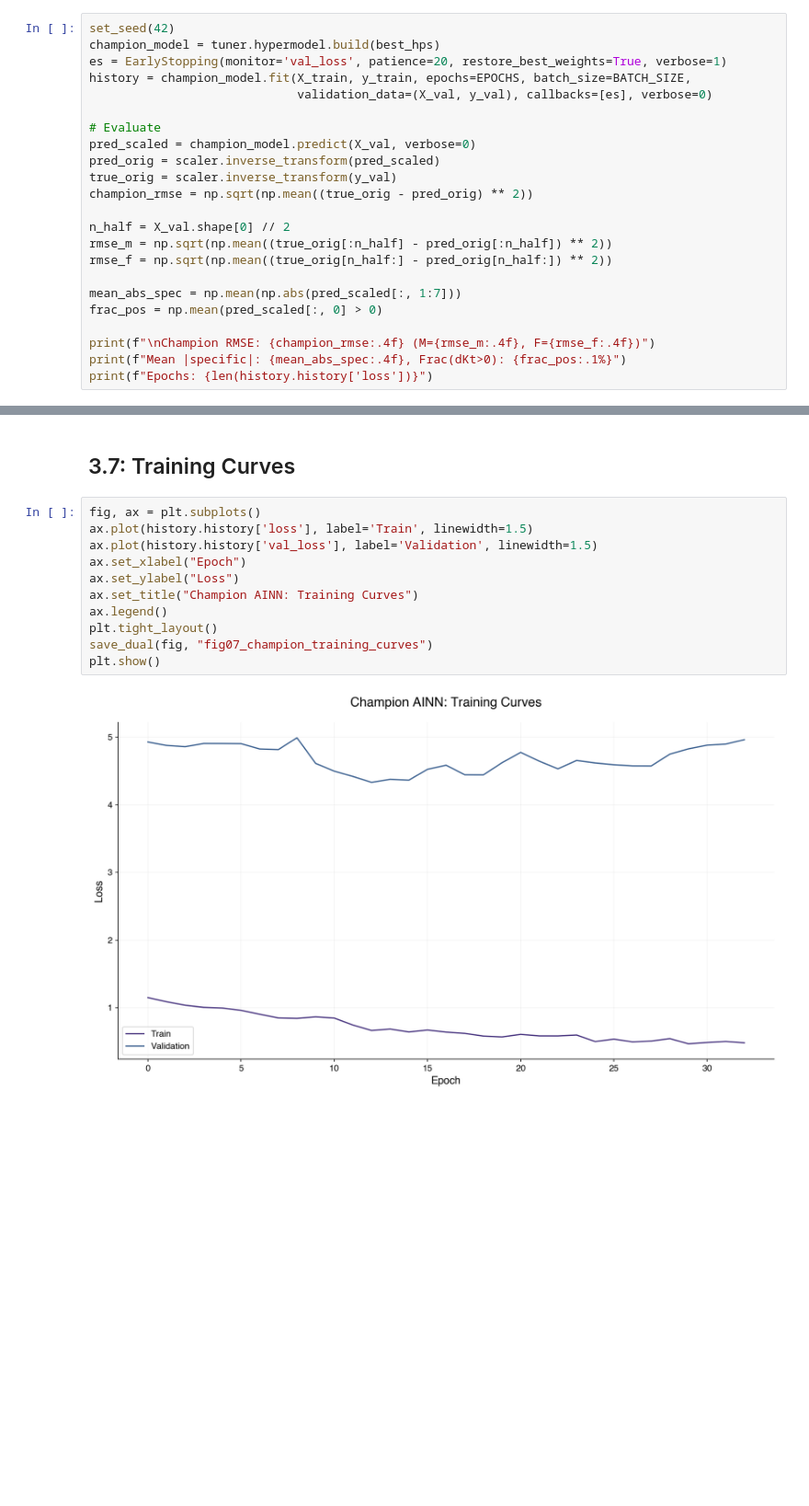
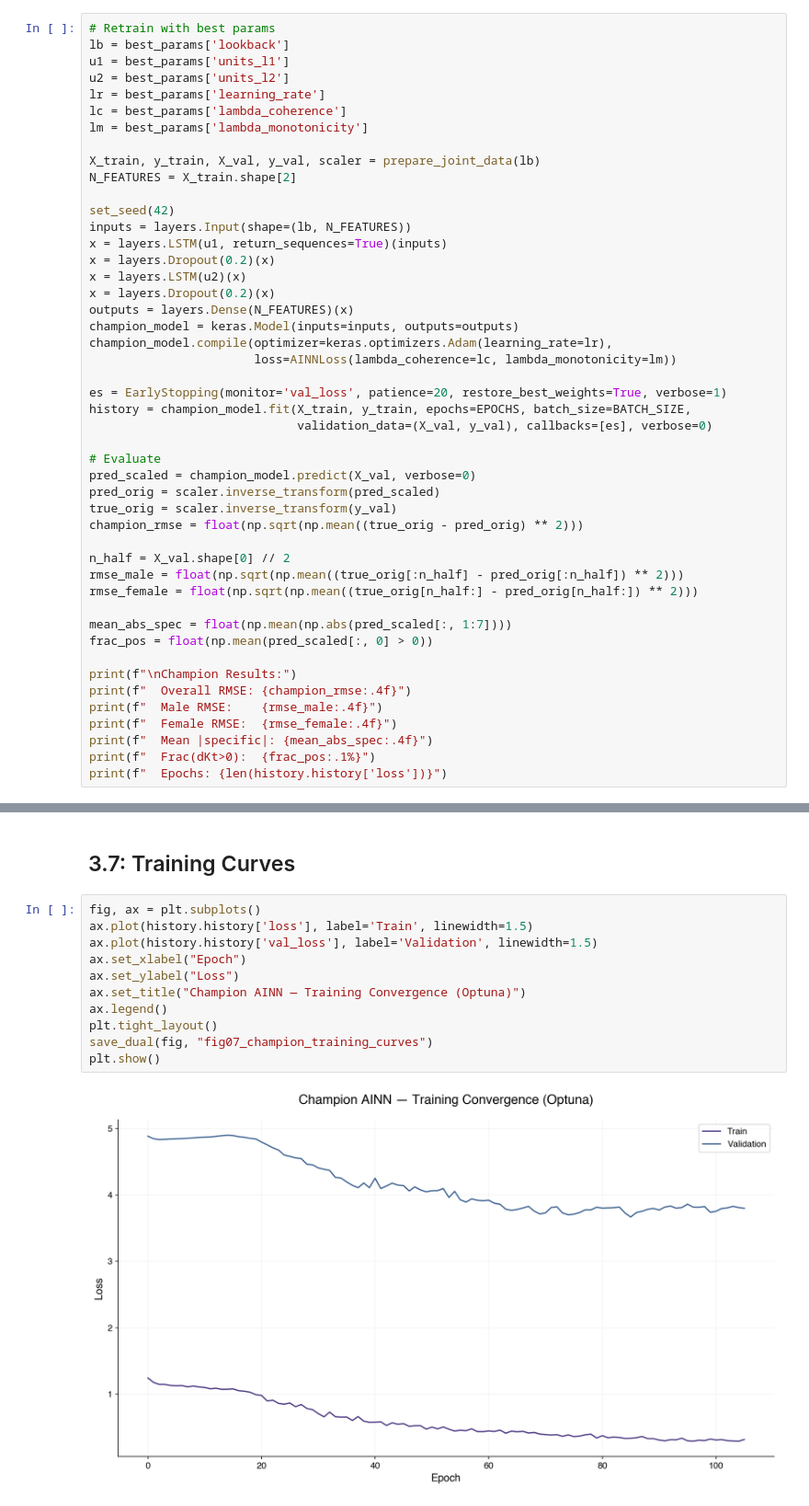
Before and after one commit to davide-rindori/Actuarial-DS-Portfolio, a Jupyter notebook: 05_Actuarial_Informed_Neural_Networks/notebooks/03_training_ablation_lambda.ipynb, the cells around one changed output, grey strips where cells are left out. Shown at 92% size. Drawn from its saved outputs; the diff is of its cells as text; blank space fills up the shorter version.

Commit message:
feat(P05): Final Optuna 6D champion (lb=15, 48-32, RMSE=6.17), updated RESEARCH_NOTES and README

```diff
--- a/05_Actuarial_Informed_Neural_Networks/notebooks/03_training_ablation_lambda.ipynb
+++ b/05_Actuarial_Informed_Neural_Networks/notebooks/03_training_ablation_lambda.ipynb
@@ -230,8 +232,28 @@ for i, trial in enumerate(tuner.oracle.get_best_trials(5)):
 # %% [markdown]
 ## 3.6: Retrain Champion & Evaluate
 # %%
+# Retrain with best params
+lb = best_params['lookback']
+u1 = best_params['units_l1']
+u2 = best_params['units_l2']
+lr = best_params['learning_rate']
+lc = best_params['lambda_coherence']
+lm = best_params['lambda_monotonicity']
+
+X_train, y_train, X_val, y_val, scaler = prepare_joint_data(lb)
+N_FEATURES = X_train.shape[2]
+
 set_seed(42)
-champion_model = tuner.hypermodel.build(best_hps)
+inputs = layers.Input(shape=(lb, N_FEATURES))
+x = layers.LSTM(u1, return_sequences=True)(inputs)
+x = layers.Dropout(0.2)(x)
+x = layers.LSTM(u2)(x)
+x = layers.Dropout(0.2)(x)
+outputs = layers.Dense(N_FEATURES)(x)
+champion_model = keras.Model(inputs=inputs, outputs=outputs)
+champion_model.compile(optimizer=keras.optimizers.Adam(learning_rate=lr),
+                       loss=AINNLoss(lambda_coherence=lc, lambda_monotonicity=lm))
+
 es = EarlyStopping(monitor='val_loss', patience=20, restore_best_weights=True, verbose=1)
 history = champion_model.fit(X_train, y_train, epochs=EPOCHS, batch_size=BATCH_SIZE,
                              validation_data=(X_val, y_val), callbacks=[es], verbose=0)
@@ -240,16 +262,20 @@ history = champion_model.fit(X_train, y_train, epochs=EPOCHS, batch_size=BATCH_S
 pred_scaled = champion_model.predict(X_val, verbose=0)
 pred_orig = scaler.inverse_transform(pred_scaled)
 true_orig = scaler.inverse_transform(y_val)
-champion_rmse = np.sqrt(np.mean((true_orig - pred_orig) ** 2))
+champion_rmse = float(np.sqrt(np.mean((true_orig - pred_orig) ** 2)))
 
 n_half = X_val.shape[0] // 2
-rmse_m = np.sqrt(np.mean((true_orig[:n_half] - pred_orig[:n_half]) ** 2))
-rmse_f = np.sqrt(np.mean((true_orig[n_half:] - pred_orig[n_half:]) ** 2))
+rmse_male = float(np.sqrt(np.mean((true_orig[:n_half] - pred_orig[:n_half]) ** 2)))
+rmse_female = float(np.sqrt(np.mean((true_orig[n_half:] - pred_orig[n_half:]) ** 2)))
 
-mean_abs_spec = np.mean(np.abs(pred_scaled[:, 1:7]))
-frac_pos = np.mean(pred_scaled[:, 0] > 0)
+mean_abs_spec = float(np.mean(np.abs(pred_scaled[:, 1:7])))
+frac_pos = float(np.mean(pred_scaled[:, 0] > 0))
 
-print(f"\nChampion RMSE: {champion_rmse:.4f} (M={rmse_m:.4f}, F={rmse_f:.4f})")
-print(f"Mean |specific|: {mean_abs_spec:.4f}, Frac(dKt>0): {frac_pos:.1%}")
-print(f"Epochs: {len(history.history['loss'])}")
+print(f"\nChampion Results:")
+print(f"  Overall RMSE: {champion_rmse:.4f}")
+print(f"  Male RMSE:    {rmse_male:.4f}")
+print(f"  Female RMSE:  {rmse_female:.4f}")
+print(f"  Mean |specific|: {mean_abs_spec:.4f}")
+print(f"  Frac(dKt>0):  {frac_pos:.1%}")
+print(f"  Epochs: {len(history.history['loss'])}")
 # %% [output]
@@ -264,15 +294,15 @@ Epochs: 33
 # %%
 fig, ax = plt.subplots()
 ax.plot(history.history['loss'], label='Train', linewidth=1.5)
 ax.plot(history.history['val_loss'], label='Validation', linewidth=1.5)
 ax.set_xlabel("Epoch")
 ax.set_ylabel("Loss")
-ax.set_title("Champion AINN: Training Curves")
+ax.set_title("Champion AINN — Training Convergence (Optuna)")
 ax.legend()
 plt.tight_layout()
 save_dual(fig, "fig07_champion_training_curves")
 plt.show()
 # %% [output]
-[figure, old version]
+[figure, new version]
 # %% [markdown]
 ## 3.8: Multi-Seed Robustness
```
Also changed, not shown: parts of 32 cells of this notebook, 13 other files.
